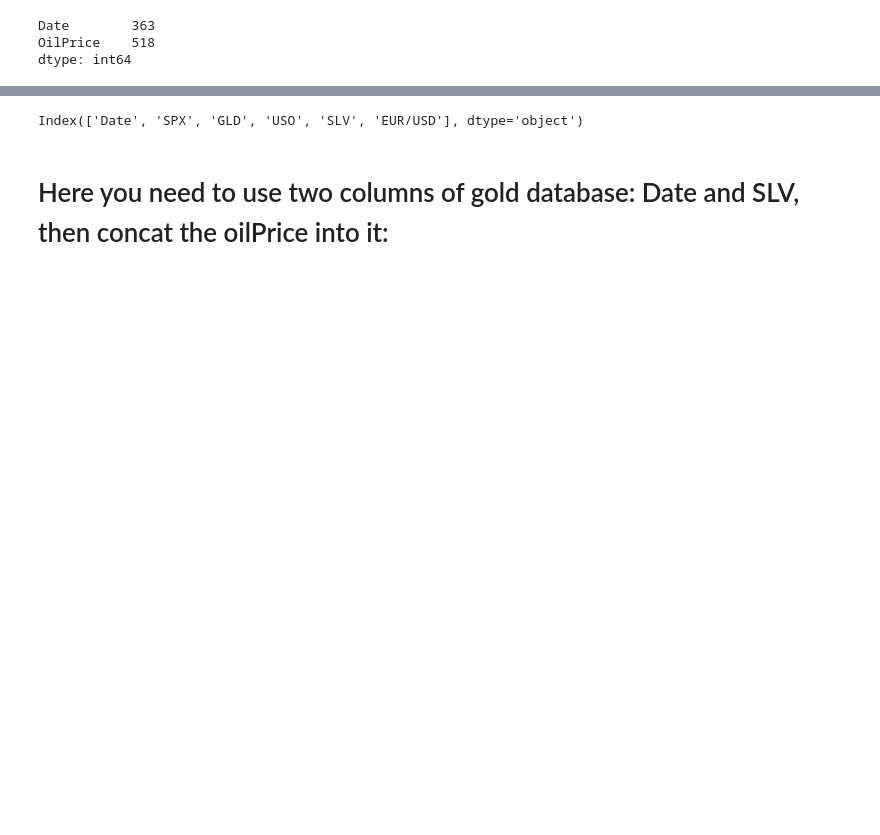
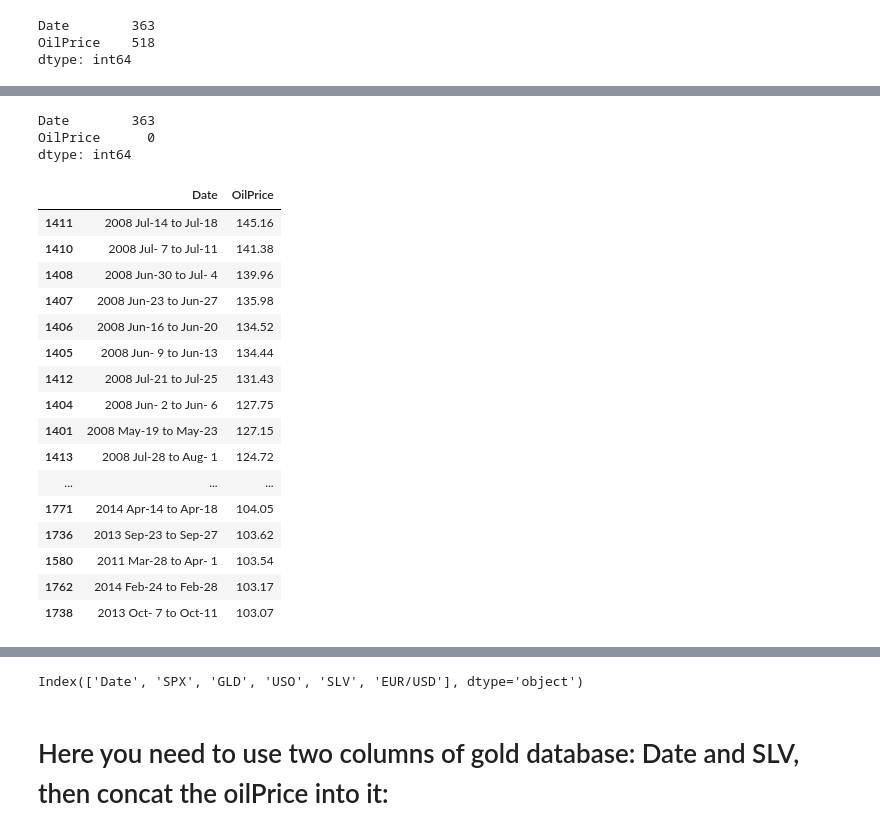
Before and after one commit to Ayomi-tech/Silver-Price-and-Oil-Price-interaction, a Jupyter notebook: New oil price code.ipynb, the cells around one changed output, grey strips where cells are left out. Saved outputs shown, nothing was run; the diff lists cells and outputs as text; code cells hidden in the pictures; blank space fills up the shorter version.

```diff
--- a/New oil price code.ipynb
+++ b/New oil price code.ipynb
@@ -109,0 +112,29 @@ print(round_1['OilPrice'].median())
+# %%
+# Filling the missing values with the mean value of the column
+subset['OilPrice'].fillna(43.74, inplace =True)
+# %%
+subset.isnull().sum()
+# %% [output]
+Date        363
+OilPrice      0
+dtype: int64
+# %%
+subset.nlargest(60,'OilPrice')
+# %% [output]
+|  | Date | OilPrice |
+| 1411 | 2008 Jul-14 to Jul-18 | 145.16 |
+| 1410 | 2008 Jul- 7 to Jul-11 | 141.38 |
+| 1408 | 2008 Jun-30 to Jul- 4 | 139.96 |
+| 1407 | 2008 Jun-23 to Jun-27 | 135.98 |
+| 1406 | 2008 Jun-16 to Jun-20 | 134.52 |
+| 1405 | 2008 Jun- 9 to Jun-13 | 134.44 |
+| 1412 | 2008 Jul-21 to Jul-25 | 131.43 |
+| 1404 | 2008 Jun- 2 to Jun- 6 | 127.75 |
+| 1401 | 2008 May-19 to May-23 | 127.15 |
+| 1413 | 2008 Jul-28 to Aug- 1 | 124.72 |
+| ... | ... | ... |
+| 1771 | 2014 Apr-14 to Apr-18 | 104.05 |
+| 1736 | 2013 Sep-23 to Sep-27 | 103.62 |
+| 1580 | 2011 Mar-28 to Apr- 1 | 103.54 |
+| 1762 | 2014 Feb-24 to Feb-28 | 103.17 |
+| 1738 | 2013 Oct- 7 to Oct-11 | 103.07 |
```
Also changed, not shown: parts of 18 cells of this notebook, 1 other file.
